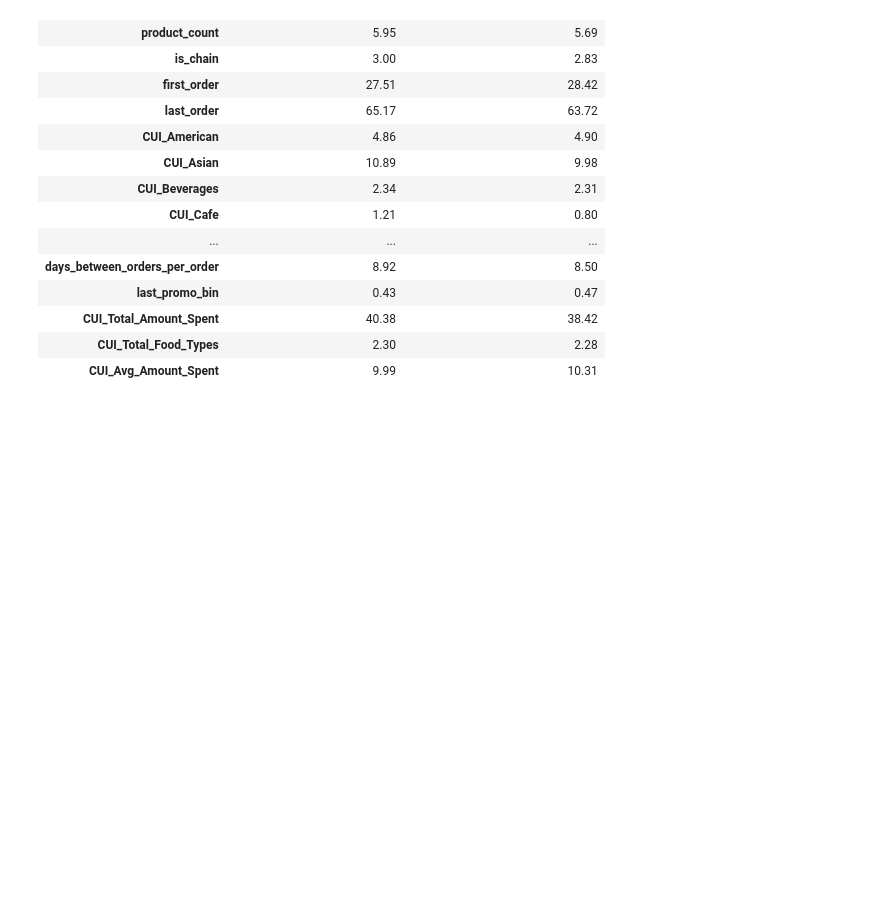
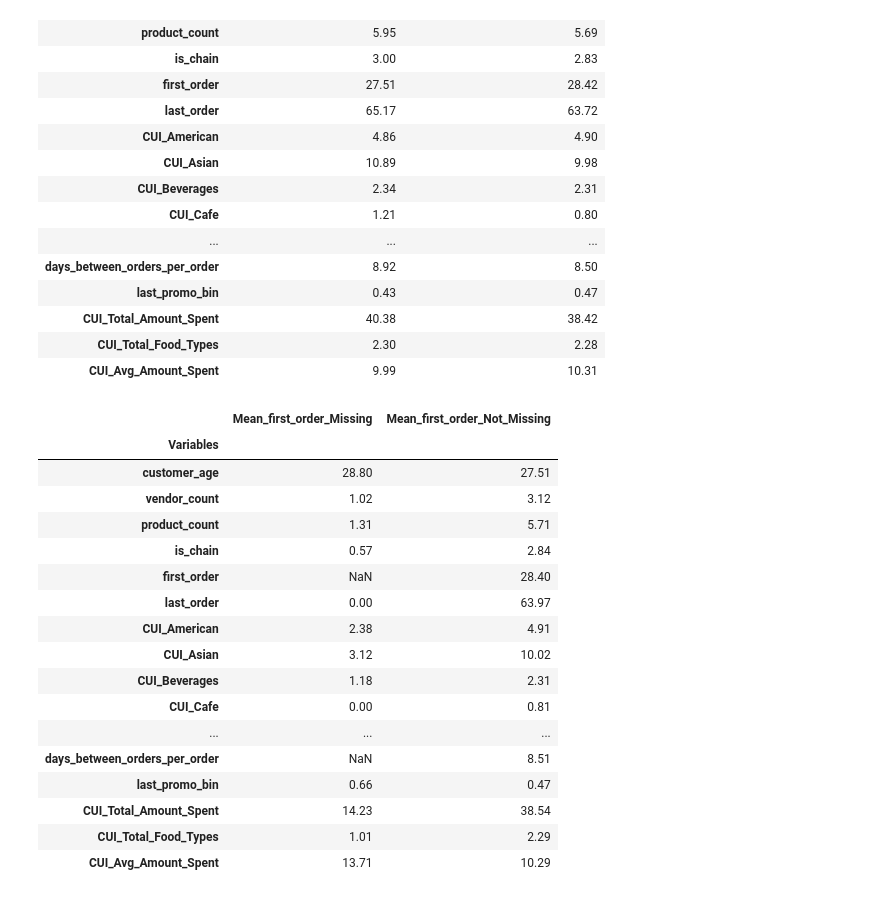
Before and after one commit to Silvestre17/DM_FoodDeliveryClustering_MasterProject, a Jupyter notebook: Filipa's attempts.ipynb, the cells around one changed output. Drawn from its saved outputs; the diff is of its cells as text; code cells hidden in the pictures; blank space fills up the shorter version.

```diff
--- a/Filipa's attempts.ipynb
+++ b/Filipa's attempts.ipynb
@@ -149,3 +149,48 @@ comparison
 | CUI_Total_Amount_Spent | 40.38 | 38.42 |
 | CUI_Total_Food_Types | 2.30 | 2.28 |
 | CUI_Avg_Amount_Spent | 9.99 | 10.31 |
+# %%
+# Filtrar os casos onde first_order está missing e not missing
+missing_first_order = ABCDEats[ABCDEats['first_order'].isnull()]
+not_missing_first_order = ABCDEats[ABCDEats['first_order'].notnull()]
+
+# Calcular as médias para ambos os casos
+mean_missing = missing_first_order.mean(numeric_only=True)
+mean_not_missing = not_missing_first_order.mean(numeric_only=True)
+
+# Comparar as médias
+comparison = pd.DataFrame({
+    "Mean_first_order_Missing": mean_missing,
+    "Mean_first_order_Not_Missing": mean_not_missing
+})
+
+# Mostrar os resultados
+comparison
+
+#vendor_count	1.02	3.12
+#product_count	1.31	5.71
+#first_order	NaN	28.40
+
+#NEW
+#DOW_6	1.02	0.71 seria de esperar que o not missing fosse sempre maior mas não é o caso Saturday
+#last_promo_bin	0.66	0.47
+#CUI_Avg_Amount_Spent	13.71	10.29
+# %% [output]
+|  | Mean_first_order_Missing | Mean_first_order_Not_Missing |
+| Variables |  |  |
+| customer_age | 28.80 | 27.51 |
+| vendor_count | 1.02 | 3.12 |
+| product_count | 1.31 | 5.71 |
+| is_chain | 0.57 | 2.84 |
+| first_order | NaN | 28.40 |
+| last_order | 0.00 | 63.97 |
+| CUI_American | 2.38 | 4.91 |
+| CUI_Asian | 3.12 | 10.02 |
+| CUI_Beverages | 1.18 | 2.31 |
+| CUI_Cafe | 0.00 | 0.81 |
+| ... | ... | ... |
+| days_between_orders_per_order | NaN | 8.51 |
+| last_promo_bin | 0.66 | 0.47 |
+| CUI_Total_Amount_Spent | 14.23 | 38.54 |
+| CUI_Total_Food_Types | 1.01 | 2.29 |
+| CUI_Avg_Amount_Spent | 13.71 | 10.29 |
```
Also changed, not shown: parts of 5 cells of this notebook, 1 other file.
